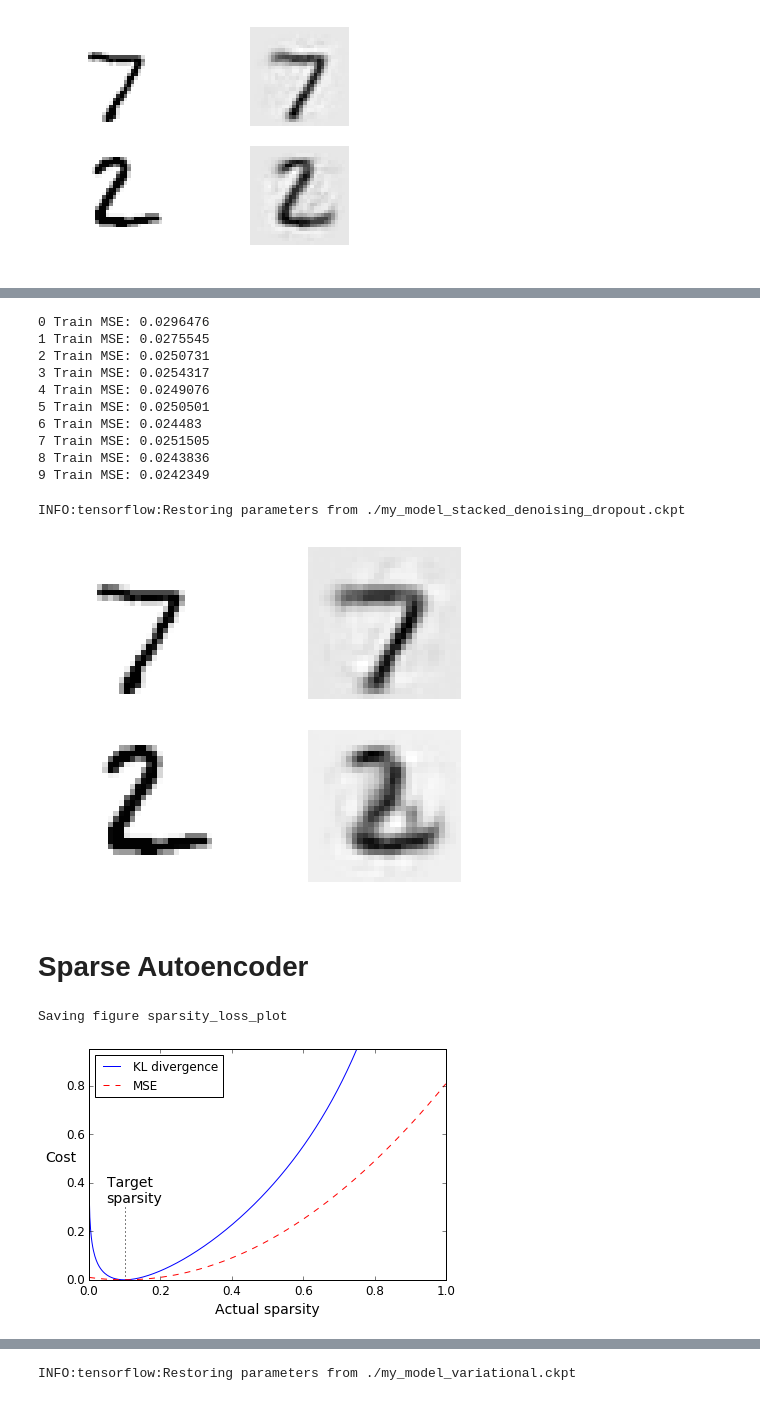
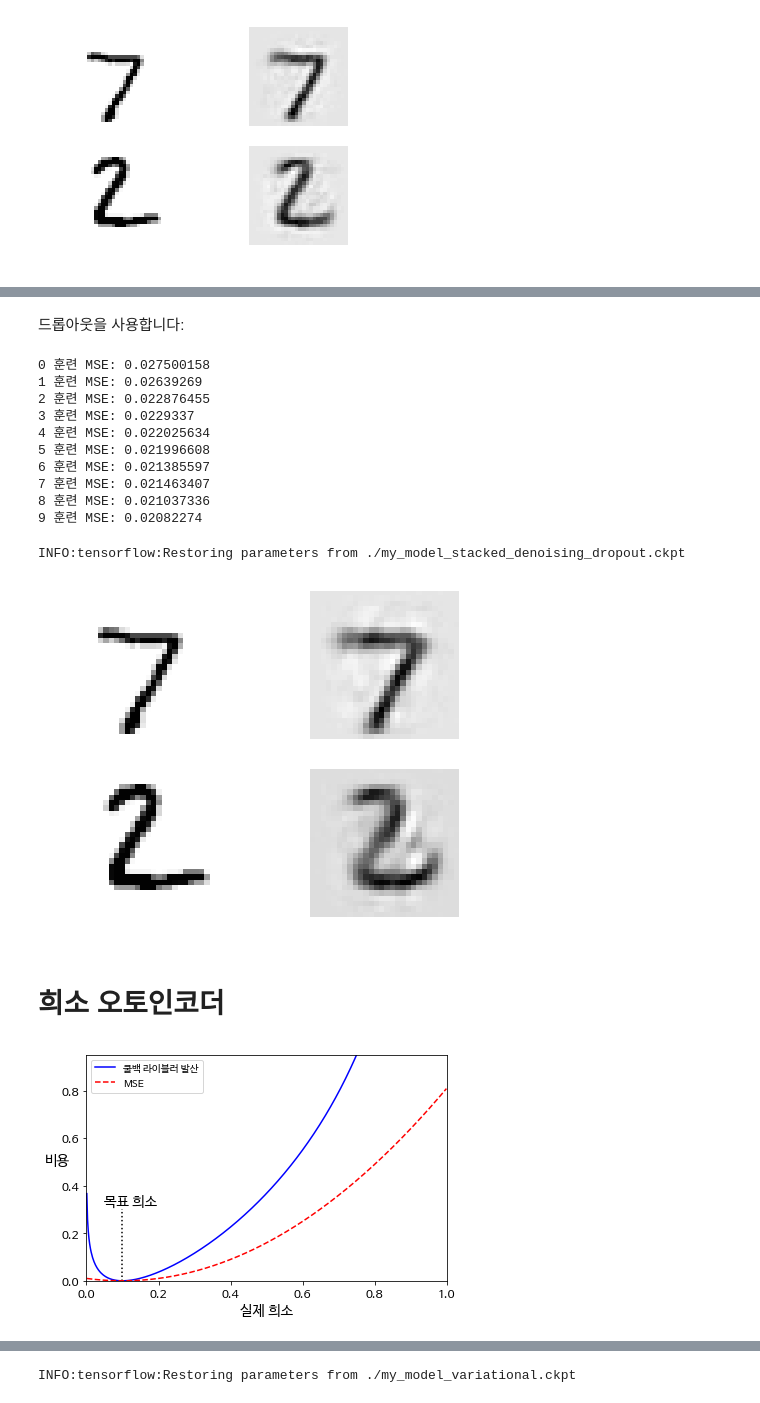
Before and after one commit to gocks8/deep_study, a Jupyter notebook: 15_autoencoders.ipynb, the cells around one changed output, grey strips where cells are left out. Drawn from its saved outputs; the diff is of its cells as text; code cells hidden in the pictures.

```diff
--- a/15_autoencoders.ipynb
+++ b/15_autoencoders.ipynb
@@ -9,19 +21,19 @@ First, let's make sure this notebook works well in both python 2 and 3, import a
 # %%
-# To support both python 2 and python 3
+# 파이썬 2와 파이썬 3 지원
 from __future__ import division, print_function, unicode_literals
 
-# Common imports
+# 공통
 import numpy as np
 import os
 import sys
 
-# to make this notebook's output stable across runs
+# 일관된 출력을 위해 유사난수 초기화
 def reset_graph(seed=42):
     tf.reset_default_graph()
     tf.set_random_seed(seed)
     np.random.seed(seed)
 
-# To plot pretty figures
+# 맷플롯립 설정
 %matplotlib inline
 import matplotlib
 import matplotlib.pyplot as plt
@@ -29,13 +41,16 @@ plt.rcParams['axes.labelsize'] = 14
 plt.rcParams['xtick.labelsize'] = 12
 plt.rcParams['ytick.labelsize'] = 12
 
-# Where to save the figures
+# 한글출력
+plt.rcParams['font.family'] = 'NanumBarunGothic'
+plt.rcParams['axes.unicode_minus'] = False
+
+# 그림을 저장할 폴더
 PROJECT_ROOT_DIR = "."
 CHAPTER_ID = "autoencoders"
 
 def save_fig(fig_id, tight_layout=True):
     path = os.path.join(PROJECT_ROOT_DIR, "images", CHAPTER_ID, fig_id + ".png")
-    print("Saving figure", fig_id)
     if tight_layout:
         plt.tight_layout()
     plt.savefig(path, format='png', dpi=300)
@@ -757,3 +755,5 @@ Using dropout:
+# %% [markdown]
+드롭아웃을 사용합니다:
 # %%
 reset_graph()
 
@@ -801,43 +801,42 @@ with tf.Session() as sess:
             X_batch, y_batch = mnist.train.next_batch(batch_size)
             sess.run(training_op, feed_dict={X: X_batch, training: True})
         loss_train = reconstruction_loss.eval(feed_dict={X: X_batch})
-        print("\r{}".format(epoch), "Train MSE:", loss_train)
+        print("\r{}".format(epoch), "훈련 MSE:", loss_train)
         saver.save(sess, "./my_model_stacked_denoising_dropout.ckpt")
 # %% [output]
-0 Train MSE: 0.0296476
-1 Train MSE: 0.0275545
-2 Train MSE: 0.0250731
-3 Train MSE: 0.0254317
-4 Train MSE: 0.0249076
-5 Train MSE: 0.0250501
-6 Train MSE: 0.024483
-7 Train MSE: 0.0251505
-8 Train MSE: 0.0243836
-9 Train MSE: 0.0242349
+0 훈련 MSE: 0.027500158
+1 훈련 MSE: 0.02639269
+2 훈련 MSE: 0.022876455
+3 훈련 MSE: 0.0229337
+4 훈련 MSE: 0.022025634
+5 훈련 MSE: 0.021996608
+6 훈련 MSE: 0.021385597
+7 훈련 MSE: 0.021463407
+8 훈련 MSE: 0.021037336
+9 훈련 MSE: 0.02082274
 # %%
 show_reconstructed_digits(X, outputs, "./my_model_stacked_denoising_dropout.ckpt")
 # %% [output]
 INFO:tensorflow:Restoring parameters from ./my_model_stacked_denoising_dropout.ckpt
-[figure, old version]
+[figure, new version]
-# %% [markdown]
-# Sparse Autoencoder
+# %% [markdown]
+# 희소 오토인코더
 # %%
 p = 0.1
 q = np.linspace(0.001, 0.999, 500)
 kl_div = p * np.log(p / q) + (1 - p) * np.log((1 - p) / (1 - q))
 mse = (p - q)**2
 plt.plot([p, p], [0, 0.3], "k:")
-plt.text(0.05, 0.32, "Target\nsparsity", fontsize=14)
-plt.plot(q, kl_div, "b-", label="KL divergence")
+plt.text(0.05, 0.32, "목표 희소", fontsize=14)
+plt.plot(q, kl_div, "b-", label="쿨백 라이블러 발산")
 plt.plot(q, mse, "r--", label="MSE")
 plt.legend(loc="upper left")
-plt.xlabel("Actual sparsity")
-plt.ylabel("Cost", rotation=0)
+plt.xlabel("실제 희소")
+plt.ylabel("비용", rotation=0)
 plt.axis([0, 1, 0, 0.95])
 save_fig("sparsity_loss_plot")
 # %% [output]
-Saving figure sparsity_loss_plot
-[figure, old version]
+[figure, new version]
 # %%
 reset_graph()
 
```
Also changed, not shown: parts of 131 cells of this notebook, 5 other files.
